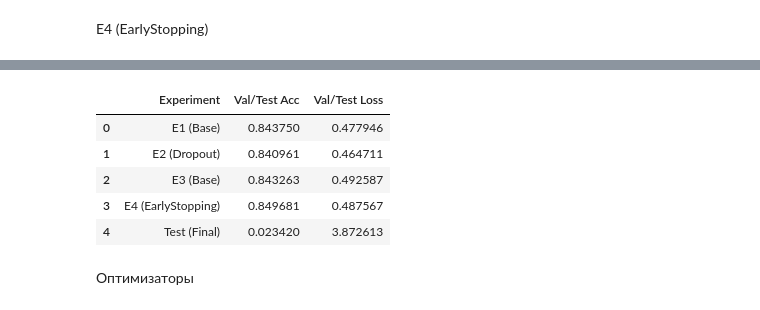
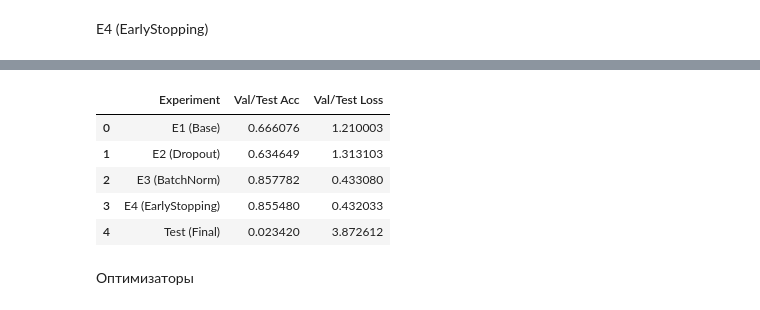
Before and after one commit to Androgorodok/aiecity, a Jupyter notebook: homeworks/HW08-09/HW08-09.ipynb, the cells around one changed output, grey strips where cells are left out. Cells and saved outputs as stored; diff of their text form; code cells hidden in the pictures.

```diff
--- a/homeworks/HW08-09/HW08-09.ipynb
+++ b/homeworks/HW08-09/HW08-09.ipynb
@@ -122,30 +123,41 @@ images std value: 0.3483
 # %% [markdown]
 Класс MLP
 # %%
-import torch.nn as nn
-
 class MLP(nn.Module):
-    def __init__(self, input_size=28*28, hidden_sizes=[512, 256], num_classes=47, dropout_rate=0.2, use_batchnorm=False):
+    def __init__(self, input_size=28*28, hidden_sizes=[512, 256, 128], activation = "relu", num_classes=47, dropout_rate=0.0, use_batchnorm=False):
         super(MLP, self).__init__()
 
-        layers = []
-
-        layers.append(nn.Flatten())
+        layers = [nn.Flatten()]
 
         prev_size = input_size
+
+        act = activation.lower()
+        if act == "relu":
+            act_layer = nn.ReLU
+        elif act == "tanh":
+            act_layer = nn.Tanh
+        elif act == "gelu":
+            act_layer = nn.GELU
+        else:
+            raise ValueError(f"Unknown activation: {activation}")
+
         for hidden_size in hidden_sizes:
             layers.append(nn.Linear(prev_size, hidden_size))
-            layers.append(nn.ReLU())
-            layers.append(nn.Dropout(dropout_rate))
+            if use_batchnorm:
+                layers.append(nn.BatchNorm1d(hidden_size))
+                layers.append(act_layer())
+            if dropout_rate > 0:
+                layers.append(nn.Dropout(dropout_rate))
+
             prev_size = hidden_size
 
         layers.append(nn.Linear(prev_size, num_classes))
 
         self.network = nn.Sequential(*layers)
 
-        self.apply(self._init_weights)
+        self.apply(self.init_weights)
 
-    def _init_weights(self, module):
+    def init_weights(self, module):
         if isinstance(module, nn.Linear):
             nn.init.xavier_uniform_(module.weight)
             nn.init.zeros_(module.bias)
@@ -366,6 +375,5 @@ E1 (base)
 # %%
-e1_model = MLP(input_size=28*28, hidden_sizes=[512, 256, 128],
-               num_classes=47, dropout_rate=0.0).to(device)
+e1_model = MLP().to(device)
 e1_opt = make_optimizer(e1_model, kind="adam", lr=1e-3, weight_decay=0.0)
 e1_hist = fit(e1_model, train_loader, val_loader, e1_opt, criterion, epochs=EPOCHS)
 # %% [output]
@@ -503,7 +511,8 @@ best_model = MLP(
     input_size=28*28,
     hidden_sizes=[512, 256, 128],
     num_classes=47,
-    dropout_rate=0.0
+    dropout_rate=0.0,
+    use_batchnorm=True
 ).to(device)
 
 torch.save(e4_model.state_dict(), os.path.join("artifacts", "best_model.pt"))
@@ -524,43 +533,43 @@ results = {
         "val_loss": min(e2_hist['val_loss']),
         "epochs": len(e2_hist['val_acc'])
     },
-    "E3 (Base)": {
+    "E3 (BatchNorm)": {
         "val_acc": max(e3_hist['val_acc']),
         "val_loss": min(e3_hist['val_loss']),
         "epochs": len(e3_hist['val_acc'])
     },
     "E4 (EarlyStopping)": {
         "val_acc": early_stopper.best_score,
         "val_loss": min(e4_hist['val_loss']),
         "epochs": len(e4_hist['val_acc'])
     }
 }
 
 final_results = pd.DataFrame({
-    'Experiment': ['E1 (Base)', 'E2 (Dropout)', 'E3 (Base)', 'E4 (EarlyStopping)', 'Test (Final)'],
+    'Experiment': ['E1 (Base)', 'E2 (Dropout)', 'E3 (BatchNorm)', 'E4 (EarlyStopping)', 'Test (Final)'],
     'Val/Test Acc': [
         results['E1 (Base)']['val_acc'],
         results['E2 (Dropout p=0.3)']['val_acc'],
-        results['E3 (Base)']['val_acc'],
+        results['E3 (BatchNorm)']['val_acc'],
         results['E4 (EarlyStopping)']['val_acc'],
         test_acc
     ],
     'Val/Test Loss': [
         results['E1 (Base)']['val_loss'],
         results['E2 (Dropout p=0.3)']['val_loss'],
-        results['E3 (Base)']['val_loss'],
+        results['E3 (BatchNorm)']['val_loss'],
         results['E4 (EarlyStopping)']['val_loss'],
         test_loss
     ]
 })
 display(final_results)
 # %% [output]
 |  | Experiment | Val/Test Acc | Val/Test Loss |
-| 0 | E1 (Base) | 0.843750 | 0.477946 |
-| 1 | E2 (Dropout) | 0.840961 | 0.464711 |
-| 2 | E3 (Base) | 0.843263 | 0.492587 |
-| 3 | E4 (EarlyStopping) | 0.849681 | 0.487567 |
-| 4 | Test (Final) | 0.023420 | 3.872613 |
+| 0 | E1 (Base) | 0.666076 | 1.210003 |
+| 1 | E2 (Dropout) | 0.634649 | 1.313103 |
+| 2 | E3 (BatchNorm) | 0.857782 | 0.433080 |
+| 3 | E4 (EarlyStopping) | 0.855480 | 0.432033 |
+| 4 | Test (Final) | 0.023420 | 3.872612 |
 # %%
 os.makedirs('artifacts', exist_ok=True)
 
```
Also changed, not shown: parts of 16 cells of this notebook, 6 other files.
